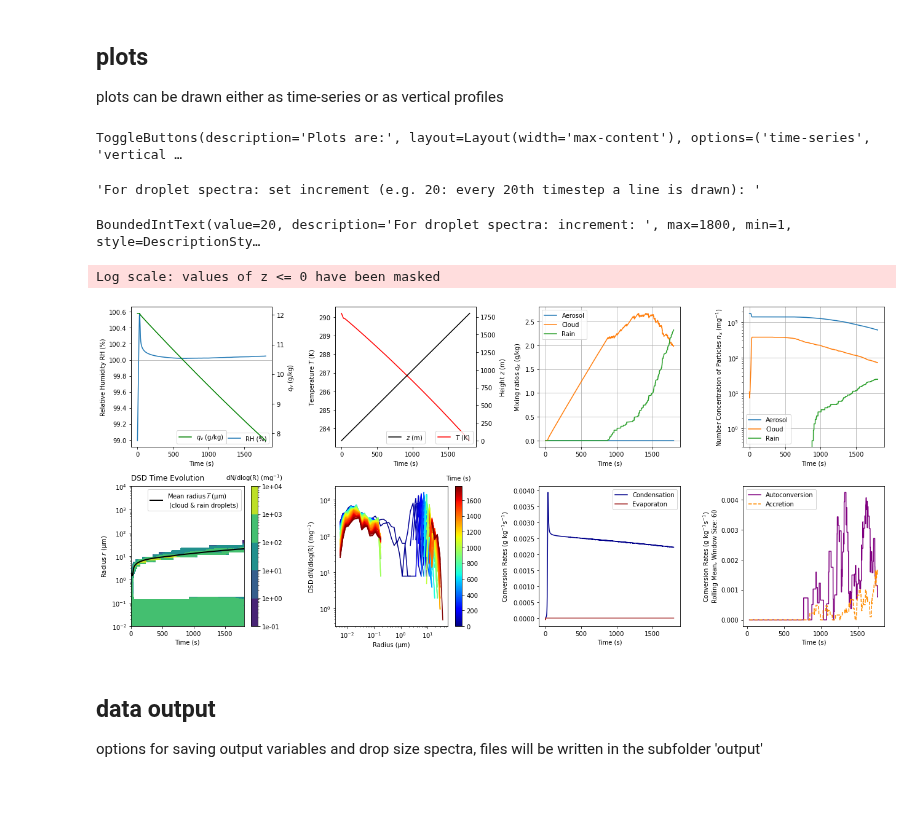
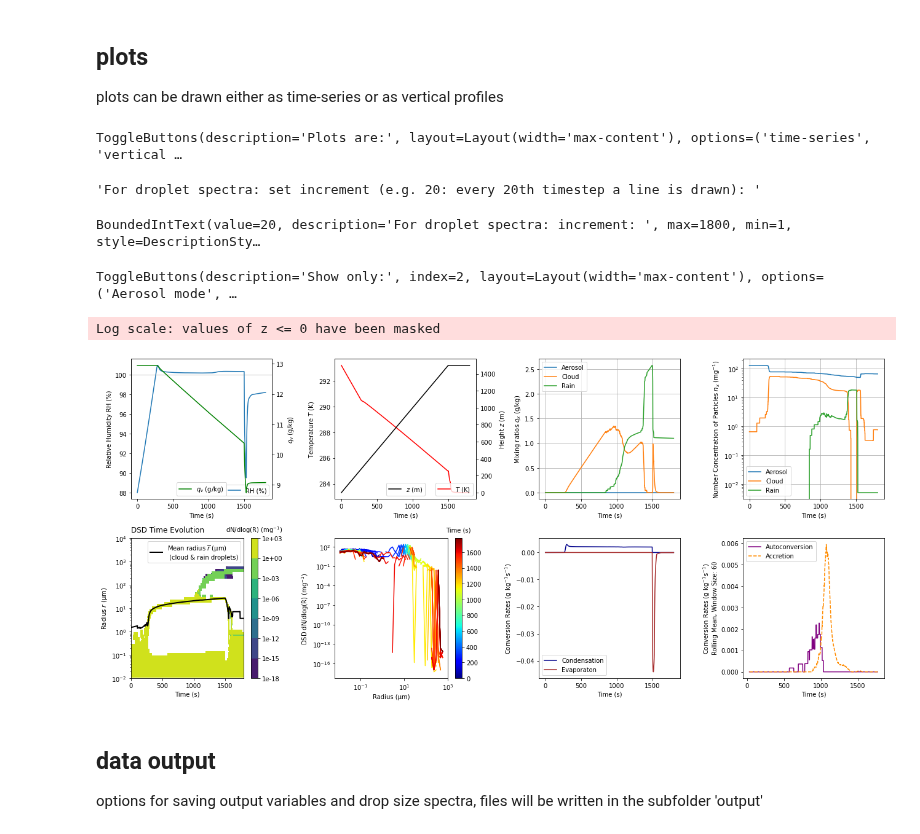
Before and after one commit to jslim93/PyLCM_edu, a Jupyter notebook: PyLCM_edu.ipynb, the cells around one changed output. Saved outputs shown, nothing was run; the diff lists cells and outputs as text; code cells hidden in the pictures; blank space fills up the shorter version.

Commit message:
better condensation, simple entrainment added

```diff
--- a/PyLCM_edu.ipynb
+++ b/PyLCM_edu.ipynb
@@ -46,0 +49,2 @@ ToggleButtons(description='Mode', layout=Layout(width='max-content'), options=('
+# %%
+entrainment_widget, stability_widget, entrainment_start_widget, entrainment_end_widget, entrainment_rate_widget  = entrainment_input()
@@ -46,0 +60,3 @@ ToggleButtons(description='Mode', layout=Layout(width='max-content'), options=('
+# %%
+qv_init    = RH_widget.value * esatw( T_widget.value ) / ( P_widget.value - RH_widget.value * esatw( T_widget.value ) ) * r_a / rv
+qv_profiles, theta_profiles, z_env = create_env_profiles(T_widget.value, qv_init, z_widget.value,P_widget.value, stability_widget.value)
@@ -76,11 +94,13 @@ ToggleButtons(index=1, layout=Layout(width='max-content'), options=('text_fast',
 # %%
 nt, dt, time_array, T_parcel_array, RH_parcel_array, q_parcel_array, z_parcel_array, \
 qa_ts,qc_ts,qr_ts, na_ts,nc_ts,nr_ts, \
-spectra_arr, con_ts, act_ts, evp_ts, dea_ts, acc_ts, aut_ts, r_liq_avg_array, r_liq_std_array, particles_array, \
-rc_liq_avg_array, rc_liq_std_array, particles_c_array = timesteps_function(n_particles_widget, P_widget, \
+spectra_arr, con_ts, act_ts, evp_ts, dea_ts, acc_ts, aut_ts, precip_ts, particles_array, \
+rc_liq_avg_array, rc_liq_std_array = timesteps_function(n_particles_widget, P_widget, \
                                  RH_widget, T_widget, w_widget, nt_widget, \
                                  dt_widget, rm_spec, ascending_mode_widget, \
                                  mode_displaytype_widget, z_widget, max_z_widget, \
                                  Condensation_widget, Collision_widget, \
-                                 mode_aero_init_widget, gridwidget, kohler_widget.value, hygroscopicity_widget.value, switch_sedi_removal.value)
+                                 mode_aero_init_widget, gridwidget, kohler_widget.value, \
+                                 hygroscopicity_widget.value, switch_sedi_removal.value, \
+                                 entrainment_rate_widget.value,entrainment_widget.value,qv_profiles, theta_profiles, entrainment_start_widget.value, entrainment_end_widget.value)
 # %% [output]
@@ -121,17 +144,18 @@ The units refer to the units used in the export output dataset in csv-format (se
 plots can be drawn either as time-series or as vertical profiles
 # %%
 # user can choice if he wants the plots time-dependent or height-dependent (except of DSD and particle densities always being time dependent)
-mode_plots_widget, increment_widget = plot_widgets_settings(nt)
+mode_plots_widget, increment_widget, droplet_mode_widget = plot_widgets_settings(nt)
 # %% [output]
 ToggleButtons(description='Plots are:', layout=Layout(width='max-content'), options=('time-series', 'vertical …
 'For droplet spectra: set increment (e.g. 20: every 20th timestep a line is drawn): '
 BoundedIntText(value=20, description='For droplet spectra: increment: ', max=1800, min=1, style=DescriptionSty…
+ToggleButtons(description='Show only:', index=2, layout=Layout(width='max-content'), options=('Aerosol mode', …
 # %%
 plot_mode=mode_plots_widget.value
-subplot_array_function(plot_mode, dt, nt,rm_spec, qa_ts, qc_ts, qr_ts, na_ts, nc_ts, nr_ts, T_parcel_array, RH_parcel_array, q_parcel_array, z_parcel_array, spectra_arr, increment_widget, con_ts, act_ts, evp_ts, dea_ts, acc_ts, aut_ts, rc_liq_avg_array)
+subplot_array_function(plot_mode, dt, nt,rm_spec, qa_ts, qc_ts, qr_ts, na_ts, nc_ts, nr_ts, T_parcel_array, RH_parcel_array, q_parcel_array, z_parcel_array, spectra_arr, increment_widget, con_ts, act_ts, evp_ts, dea_ts, acc_ts, aut_ts, rc_liq_avg_array,droplet_mode_widget.value)
 # %% [output]
 Log scale: values of z <= 0 have been masked
-[figure, old version]
+[figure, new version]
 # %% [markdown]
 ## data output
 options for saving output variables and drop size spectra, files will be written in the subfolder 'output'
```
Also changed, not shown: parts of 9 cells of this notebook, 9 other files.
